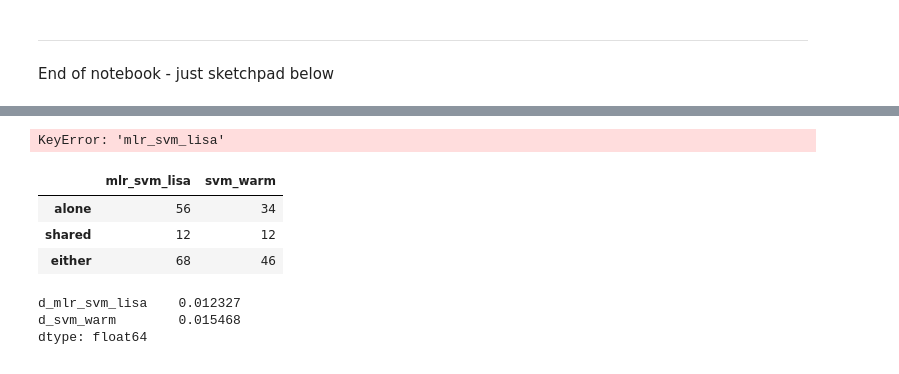
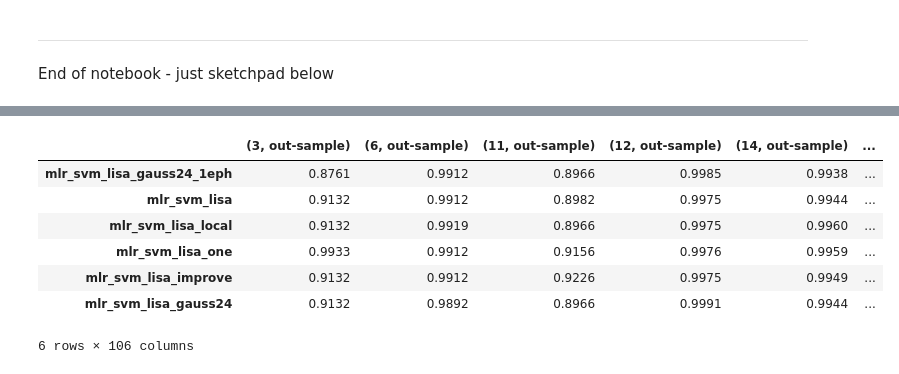
Before and after one commit to PGijsbers/symbolicdefaults, a Jupyter notebook: LogParsing.ipynb, the cells around one changed output, grey strips where cells are left out. Cells and saved outputs as stored; diff of their text form; code cells hidden in the pictures.

```diff
--- a/LogParsing.ipynb
+++ b/LogParsing.ipynb
@@ -448,21 +487,29 @@ symbolic_best       True
 dtype: bool
 # %%
+alg = "svm"
 minimum = dict(knn=100, svm=100, glmnet=100, rpart=60)
 final_scores = pd.DataFrame()
 for log, trace in traces.items():
     # Filter out runs with >100 tasks completed:
     if len(trace.scores) / 2 > minimum[alg]:
         out_sample = trace.scores.index.map(lambda idx: idx[1] == "out-sample")
         log_oos = trace.scores.loc[out_sample].final.rename(log)
         final_scores = final_scores.append(log_oos)
         if log == run_one:
             # contains benchmark scores
             for b in trace.baseline:
                 baseline_score = trace.scores.loc[out_sample][b].rename(b)
                 final_scores = final_scores.append(baseline_score)
 final_scores
 # %% [output]
+|  | (3, out-sample) | (6, out-sample) | (11, out-sample) | (12, out-sample) | (14, out-sample) | ... |
+| mlr_svm_lisa_gauss24_1eph | 0.8761 | 0.9912 | 0.8966 | 0.9985 | 0.9938 | ... |
+| mlr_svm_lisa | 0.9132 | 0.9912 | 0.8982 | 0.9975 | 0.9944 | ... |
+| mlr_svm_lisa_local | 0.9132 | 0.9919 | 0.8966 | 0.9975 | 0.9960 | ... |
+| mlr_svm_lisa_one | 0.9933 | 0.9912 | 0.9156 | 0.9976 | 0.9959 | ... |
+| mlr_svm_lisa_improve | 0.9132 | 0.9912 | 0.9226 | 0.9975 | 0.9949 | ... |
+| mlr_svm_lisa_gauss24 | 0.9132 | 0.9892 | 0.8966 | 0.9991 | 0.9944 | ... |
-KeyError: 'mlr_svm_lisa'
+6 rows × 106 columns
 # %%
 # filter out incomplete tasks:
 final = final_scores.loc[:, ~final_scores.isna().any()]
@@ -489,11 +536,6 @@ shared = {k: shared[k] for k in sorted(shared)}
 either = {k: shared[k] + alone[k] for k in sorted({**alone, **shared})}
 comparison = pd.DataFrame([alone, shared, either], index=['alone', 'shared', 'either'])
 comparison
-# %% [output]
-|  | mlr_svm_lisa | svm_warm |
-| alone | 56 | 34 |
-| shared | 12 | 12 |
-| either | 68 | 46 |
 # %%
 df_out = df.T.copy()
 df_out['max'] = df_out.max(axis=1)
@@ -501,9 +543,5 @@ for col in df_out:
     df_out['d_' + col] = df_out['max'] - df_out[col]
 d_cols = [c for c in df_out.columns if c.startswith('d_') and 'max' not in c]
 df_out[d_cols].mean()
-# %% [output]
-d_mlr_svm_lisa    0.012327
-d_svm_warm        0.015468
-dtype: float64
 # %%
 df_out[d_cols].median()
```
Also changed, not shown: parts of 21 cells of this notebook, 1 other file.
